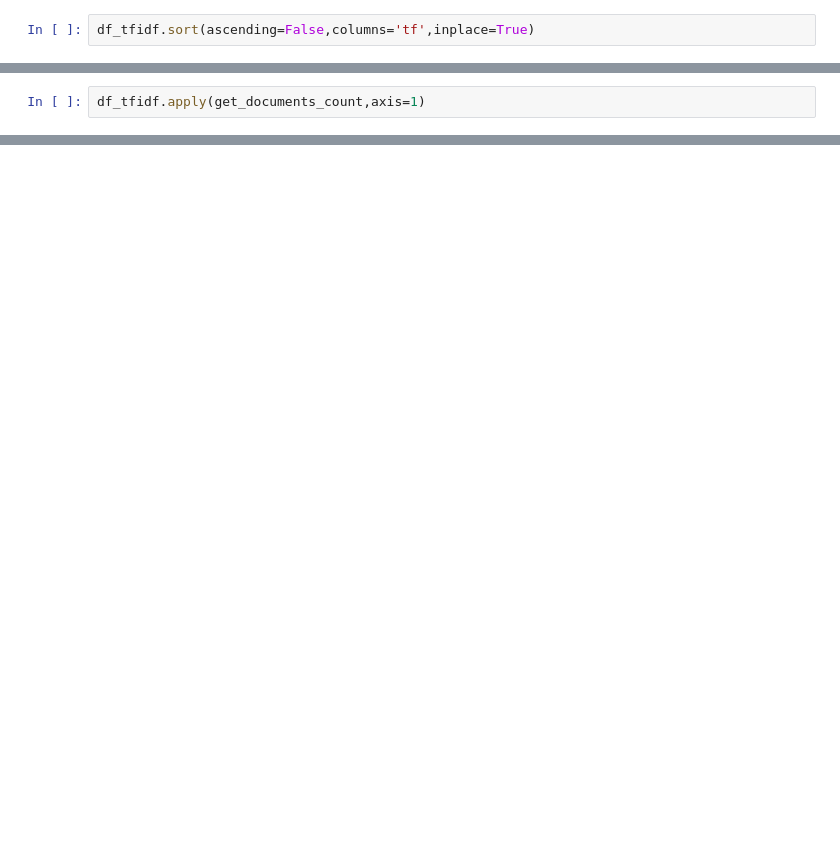
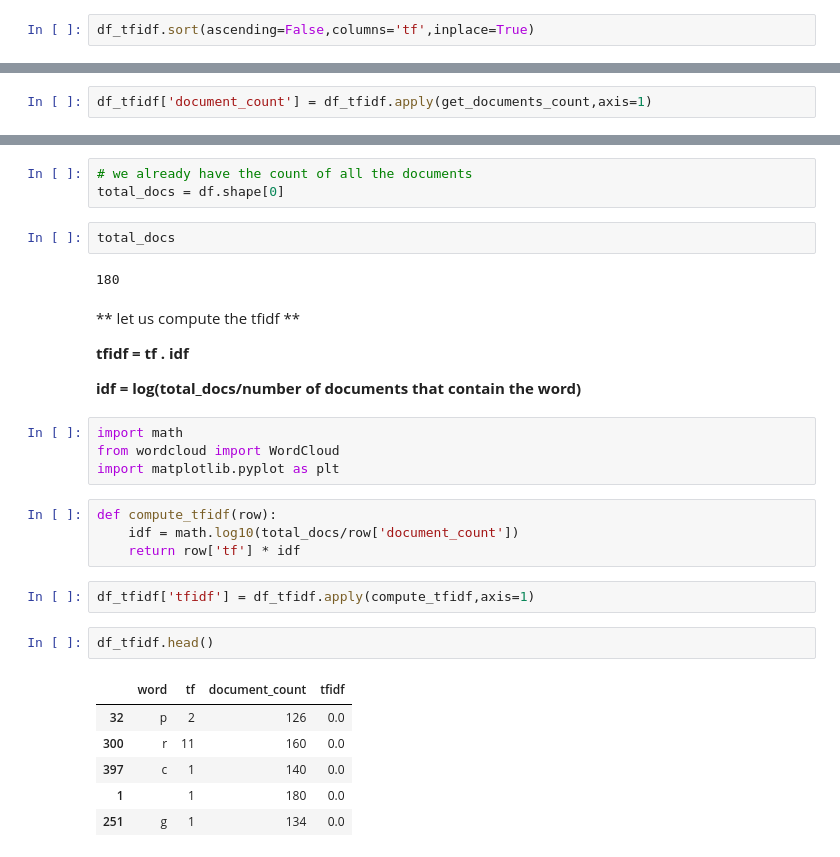
Before and after one commit to jithurjacob/machine-learning, a Jupyter notebook: text_mining/Model.ipynb, the cells around one changed output, grey strips where cells are left out. Drawn from its saved outputs; the diff is of its cells as text; blank space fills up the shorter version.

```diff
--- a/text_mining/Model.ipynb
+++ b/text_mining/Model.ipynb
@@ -88,3 +89,3 @@ def get_documents_count(row):
     return document_counter
 # %%
-df_tfidf.apply(get_documents_count,axis=1)
+df_tfidf['document_count'] = df_tfidf.apply(get_documents_count,axis=1)
@@ -125,0 +101,32 @@ dtype: int64
+# %%
+# we already have the count of all the documents
+total_docs = df.shape[0]
+# %%
+total_docs
+# %% [output]
+180
+# %% [markdown]
+** let us compute the tfidf **
+
+**tfidf = tf . idf**
+
+**idf = log(total_docs/number of documents that contain the word)**
+# %%
+import math
+from wordcloud import WordCloud
+import matplotlib.pyplot as plt
+# %%
+def compute_tfidf(row):
+    idf = math.log10(total_docs/row['document_count'])
+    return row['tf'] * idf
+# %%
+df_tfidf['tfidf'] = df_tfidf.apply(compute_tfidf,axis=1)
+# %%
+df_tfidf.head()
+# %% [output]
+|  | word | tf | document_count | tfidf |
+| 32 | p | 2 | 126 | 0.0 |
+| 300 | r | 11 | 160 | 0.0 |
+| 397 | c | 1 | 140 | 0.0 |
+| 1 |  | 1 | 180 | 0.0 |
+| 251 | g | 1 | 134 | 0.0 |
```
Also changed, not shown: parts of 17 cells of this notebook, 1 other file.
